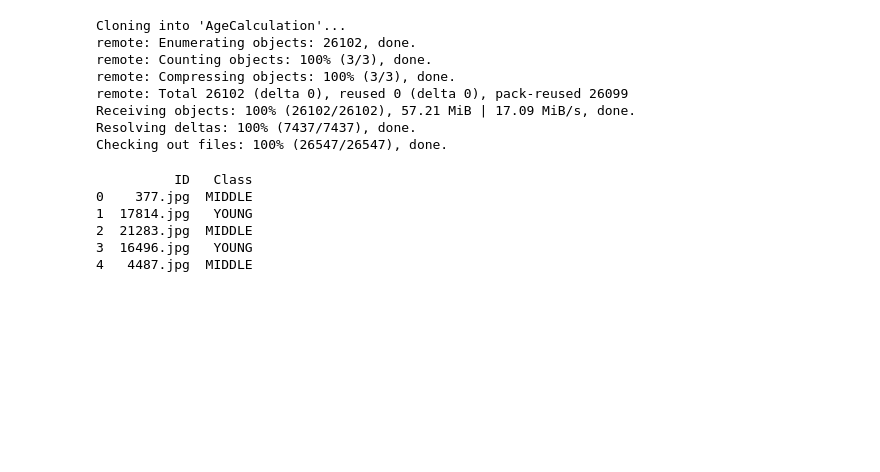
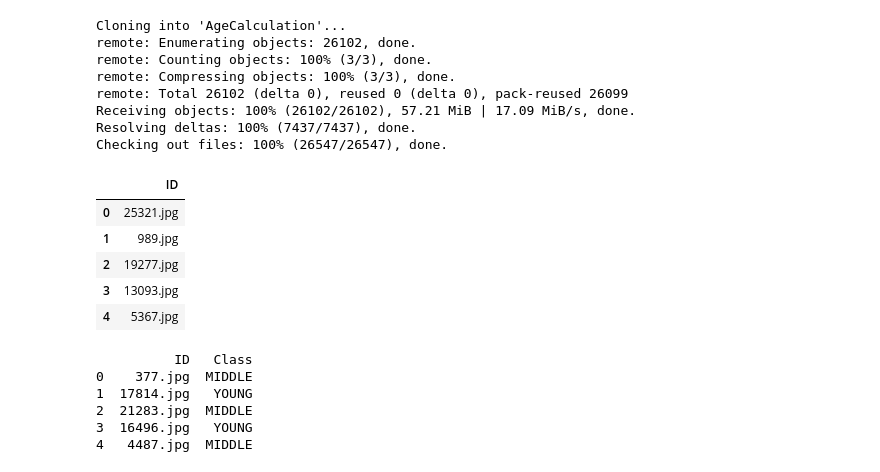
Before and after one commit to mohanrajmit/AgeCalculation, a Jupyter notebook: CNN_AgeEstimation.ipynb, the cells around one changed output. Cells and saved outputs as stored; diff of their text form; code cells hidden in the pictures; blank space fills up the shorter version.

```diff
--- a/CNN_AgeEstimation.ipynb
+++ b/CNN_AgeEstimation.ipynb
@@ -37,6 +37,17 @@ import time
 import pandas as pd
 # %%
 data=pd.read_csv("AgeCalculation/dataset/train.csv")
+# %%
+data_test=pd.read_csv("AgeCalculation/dataset/test.csv")
+# %%
+data_test.head()
+# %% [output]
+|  | ID |
+| 0 | 25321.jpg |
+| 1 | 989.jpg |
+| 2 | 19277.jpg |
+| 3 | 13093.jpg |
+| 4 | 5367.jpg |
 # %%
 print(data.head())
 # %% [output]
```
Also changed, not shown: parts of 8 cells of this notebook.
